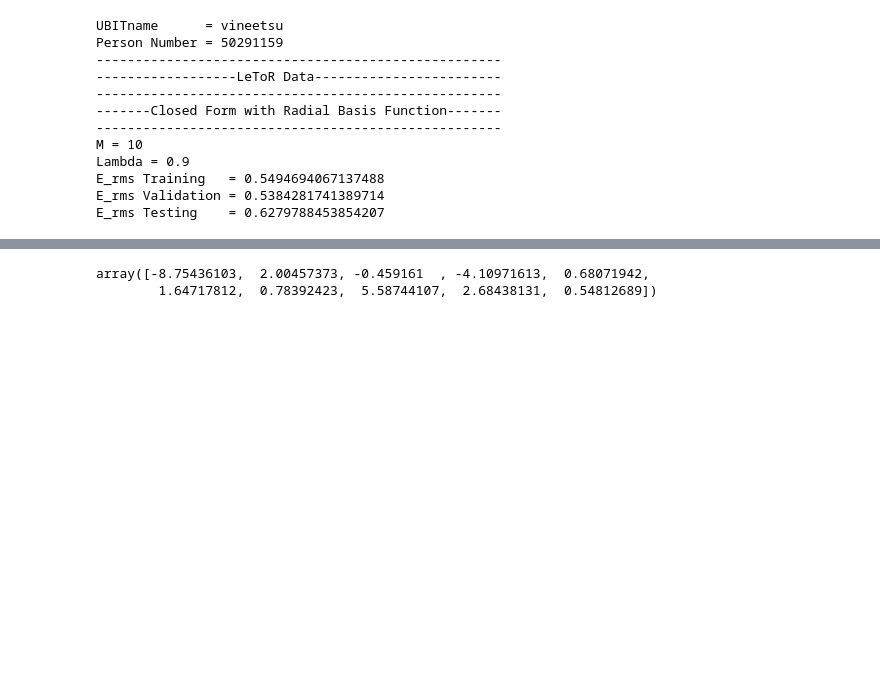
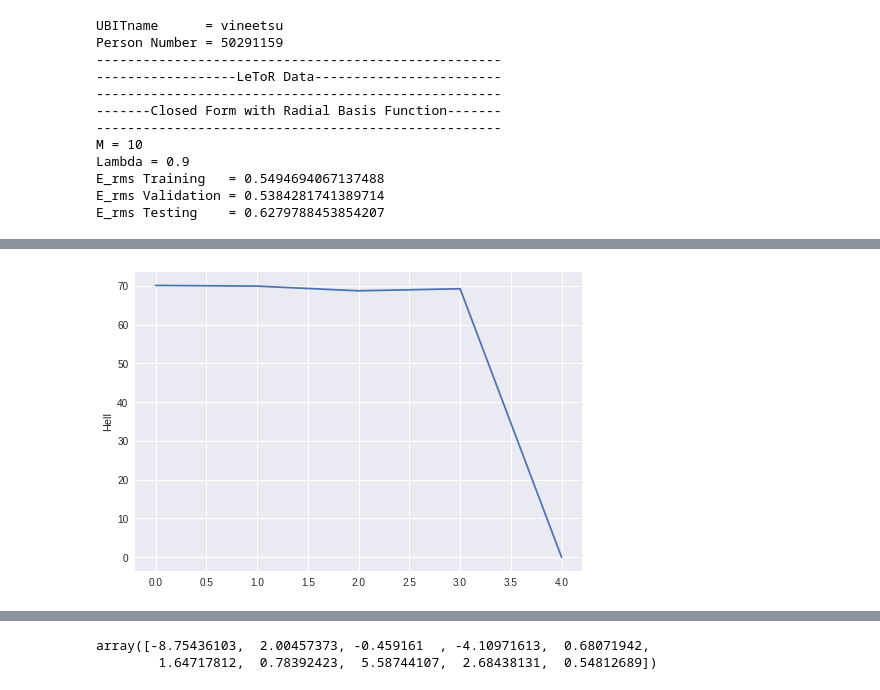
Before and after one commit to MicroprocessorX069/Prediction-of-Page-Rank, a Jupyter notebook: LeToR_Regression_and_Gradient_Descent_Basics.ipynb, the cells around one changed output, grey strips where cells are left out. Saved outputs shown, nothing was run; the diff lists cells and outputs as text; code cells hidden in the pictures; blank space fills up the shorter version.

```diff
--- a/LeToR_Regression_and_Gradient_Descent_Basics.ipynb
+++ b/LeToR_Regression_and_Gradient_Descent_Basics.ipynb
@@ -10,11 +10,11 @@ from matplotlib import pyplot as plt
 # %%
 maxAcc = 0.0 #maximum Accuracy
 maxIter = 0 #maximum Iteration
-C_Lambda = 0.03 #Learning rate
+Lambda_array = [0.01,0.02,0.03,0.05,0.1] #Learning rate
 TrainingPercent = 80
 ValidationPercent = 10
 TestPercent = 10
-M = 10  #Number of basis function.
+numberBasisFn = [5,10,25,50]  #Number of basis function.
 PHI = []
 IsSynthetic = False
 # %%
@@ -225,7 +225,8 @@ def GetErms(VAL_TEST_OUT,ValDataAct):
     accuracy = (float((counter*100))/float(len(VAL_TEST_OUT))) # Accuracy of correctly predicted values by total no of prediction.
     ##print ("Accuracy Generated..")
     ##print ("Validation E_RMS : " + str(math.sqrt(sum/len(VAL_TEST_OUT))))
-    return (str(accuracy) + ',' +  str(math.sqrt(sum/len(VAL_TEST_OUT))))
+    return(accuracy)
+    #return (str(accuracy) + ',' +  str(math.sqrt(sum/len(VAL_TEST_OUT))))
 # %% [markdown]
 ## Fetch and Prepare Dataset
 # %%
@@ -305,18 +268,5 @@ print(TEST_PHI.shape)
 # %% [markdown]
 ## Finding Erms on training, validation and test set
-# %%
-#TR_TEST_OUT, VAL_TEST_OUT, TEST_OUT  are the training, validation and test outputs generated for their respective Input features.
-# Generating output = W x Input features
-#                     W x Phi(x)    W is generated while Training data.
-TR_TEST_OUT  = GetValTest(TRAINING_PHI,W)
-VAL_TEST_OUT = GetValTest(VAL_PHI,W)
-TEST_OUT     = GetValTest(TEST_PHI,W)
-
-#Root mean square method of accuracy used (Erms)
-#E= Summation( Target Values - Output Values )^2
-TrainingAccuracy   = str(GetErms(TR_TEST_OUT,TrainingTarget)) # Training Accuracy
-ValidationAccuracy = str(GetErms(VAL_TEST_OUT,ValDataAct)) # Validation Accuracy
-TestAccuracy       = str(GetErms(TEST_OUT,TestDataAct)) #Testing Accuracy
 # %%
 print ('UBITname      = vineetsu')
 print ('Person Number = 50291159')
@@ -342,3 +292,60 @@ Lambda = 0.9
 E_rms Training   = 0.5494694067137488
 E_rms Validation = 0.5384281741389714
 E_rms Testing    = 0.6279788453854207
+# %%
+import numpy as np
+import time
+start=time.time()
+TestAcc=np.zeros((len(Lambda_array)+1,len(numberBasisFn)+1))
+d,e=0,0
+for C_Lambda in Lambda_array:
+  e=0
+  for M in numberBasisFn:
+    ErmsArr = [] #ERMS error for each x(i) in validation
+    AccuracyArr = []
+
+    #Dividing the data of 69K into 10 clusters
+    kmeans = KMeans(n_clusters=M, random_state=0).fit(np.transpose(TrainingData))
+    Mu = kmeans.cluster_centers_ #Creating centres for each of FEATURES . Feature one would have 10 clusters of 69k data values divided into it and so on.
+
+    BigSigma     = GenerateBigSigma(RawData, Mu, TrainingPercent,IsSynthetic) # generating variance for each input feature
+    TRAINING_PHI = GetPhiMatrix(RawData, Mu, BigSigma, TrainingPercent)
+
+    # Closed form of weights: PhiInv(x) . TargetValues
+    #                        [ Inverse(TransposePhi(x). Phi(x)+ Lambda). TransposePhi(x) ] . Target values  # Moore Penrose Pseudo inverse
+    # Shape of Phi(x) : 58k x 10
+    # Shape of TransposePhi(x) : (10 x 58k)
+    # Shape of Lambda(vector) : 10 x 10
+    # Shape of Inverse(TransposePhi(x). Phi(x)) : 10 x 10
+    # Shape of Inverse(TransposePhi(x). Phi(x)). TransposePhi(x) : (10 x 10) . (10 x 58k)
+    #                                                              (10 x 58 k)
+    # Shape of Target Values:(58k x 10)
+    # Therefore  Shape of Weights : 10 x 10
+    W            = GetWeightsClosedForm(TRAINING_PHI,TrainingTarget,(C_Lambda))
+    TEST_PHI     = GetPhiMatrix(TestData, Mu, BigSigma, 100)
+    VAL_PHI      = GetPhiMatrix(ValData, Mu, BigSigma, 100)
+
+    #TR_TEST_OUT, VAL_TEST_OUT, TEST_OUT  are the training, validation and test outputs generated for their respective Input features.
+    # Generating output = W x Input features
+    #                     W x Phi(x)    W is generated while Training data.
+    TR_TEST_OUT  = GetValTest(TRAINING_PHI,W)
+    VAL_TEST_OUT = GetValTest(VAL_PHI,W)
+    TEST_OUT     = GetValTest(TEST_PHI,W)
+
+    #Root mean square method of accuracy used (Erms)
+    #E= Summation( Target Values - Output Values )^2
+    TrainingAccuracy   = str(GetErms(TR_TEST_OUT,TrainingTarget)) # Training Accuracy
+    ValidationAccuracy = str(GetErms(VAL_TEST_OUT,ValDataAct)) # Validation Accuracy
+    TestAccuracy       = (GetErms(TEST_OUT,TestDataAct)) #Testing Accuracy
+    print(d,e,TestAccuracy)
+    TestAcc[d,e]=TestAccuracy
+    e=e+1
+  d=d+1
+
+import matplotlib.pyplot as plt
+plt.plot(TestAcc[0])
+plt.ylabel('Hell')
+plt.show()
+end=time.time()
+time_taken=end-start
+# %% [output]
@@ -344,0 +372 @@ E_rms Testing    = 0.6279788453854207
+[figure, added]
```
Also changed, not shown: parts of 6 cells of this notebook.
